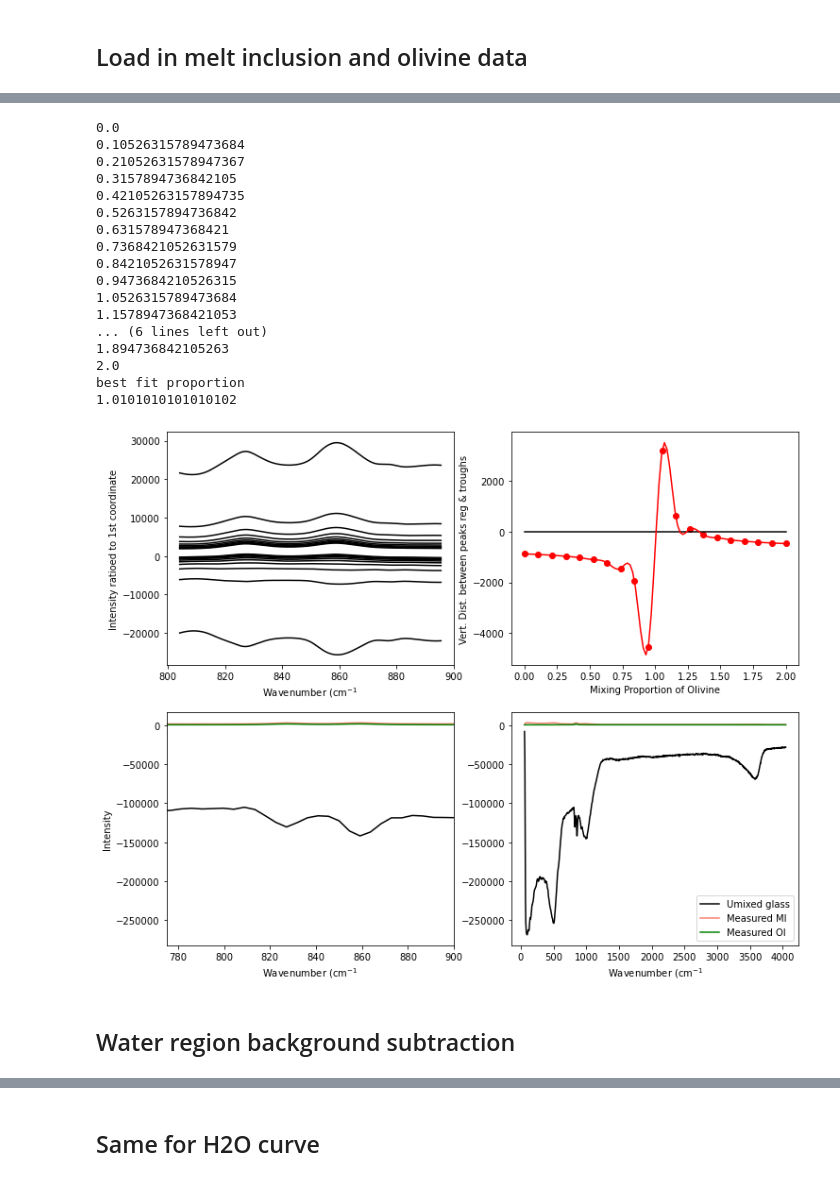
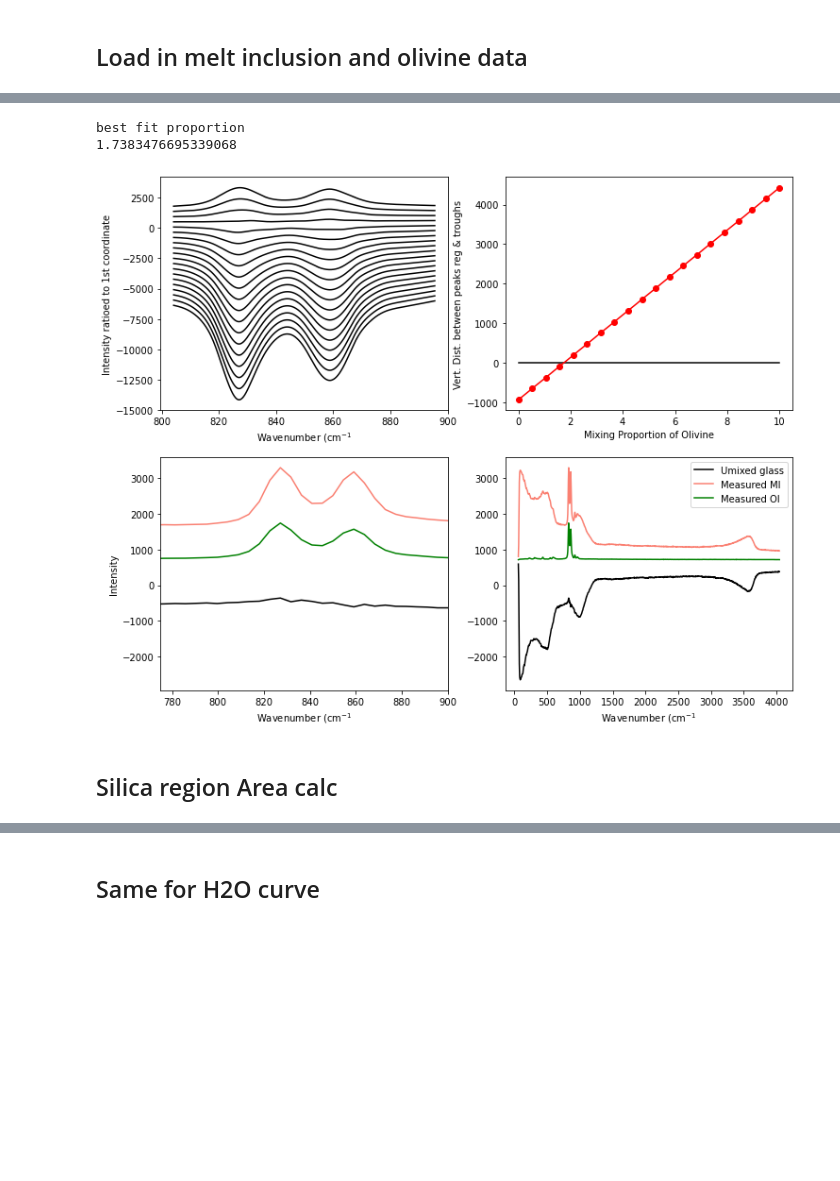
Before and after one commit to PennyWieser/DiadFit, a Jupyter notebook: Testing/Matlab_H2O/Unmixing_Olivine_Glass_Spectra_Functions.ipynb, the cells around one changed output, grey strips where cells are left out. Drawn from its saved outputs; the diff is of its cells as text; code cells hidden in the pictures; blank space fills up the shorter version.

Commit message:
Added water stuff into DiadFit not notebook functions

```diff
--- a/Testing/Matlab_H2O/Unmixing_Olivine_Glass_Spectra_Functions.ipynb
+++ b/Testing/Matlab_H2O/Unmixing_Olivine_Glass_Spectra_Functions.ipynb
@@ -17,7 +17,7 @@ from scipy import stats
 # %% [markdown]
 ## Specify your path here, and files for olivine and MI
 # %%
-path=r'G:\My Drive\Postdoc\MeltInclusion_SampleStuff\Raman\Day10\Spectra'
+path=r'G:\My Drive\Postdoc\MeltInclusion_SampleStuff\Raman\Day9\Spectra'
 # %%
 H2O_files=pf.get_Ne_files(path, ID_str='H2O',
                            file_ext='.txt', exclude_str='scan', sort=True)
@@ -36,6 +36,6 @@ Ol_files
 # %%
-Ol_file='14 NS6_MI1_H2O_Ol.txt'
-MI_file='13 NS6_MI1_H2O.txt'
+MI_file='18 NS21b_MI2_50X_H2O.txt'
+Ol_file='19 NS21b_MI2_50X_Ol.txt'
 filetype='Witec_ASCII'
 # %% [markdown]
 ## Load in melt inclusion and olivine data
@@ -288,27 +67,12 @@ def make_evaluate_mixed_spectra(smoothed_Ol_y, smoothed_MI_y,
 # %%
-MI_Mix_Best, ideal_mix, Dist, MI_Mix, X=make_evaluate_mixed_spectra(
+MI_Mix_Best, ideal_mix, Dist, MI_Mix, X=pf.make_evaluate_mixed_spectra(
 Ol_spectra=Ol, MI_spectra=MI,smoothed_Ol_y=y_cub_Ol,
 smoothed_MI_y=y_cub_MI,
-x_new=x_new, peak_pos_Ol=peak_pos_Ol, trough_x=trough_x,
-X_min=0, X_max=2, av_width=2)
+x_new=x_new, peak_pos_Ol=peak_pos_Ol, trough_x=trough_x, trough_y=trough_y,
+X_min=0, X_max=10, av_width=2)
 # %% [output]
-0.0
-0.10526315789473684
-0.21052631578947367
-0.3157894736842105
-0.42105263157894735
-0.5263157894736842
-0.631578947368421
-0.7368421052631579
-0.8421052631578947
-0.9473684210526315
-1.0526315789473684
-1.1578947368421053
-... (6 lines left out)
-1.894736842105263
-2.0
 best fit proportion
-1.0101010101010102
+1.7383476695339068
-[figure, old version]
+[figure, new version]
 # %% [markdown]
-## Water region background subtraction
+## Silica region Area calc
```
Also changed, not shown: parts of 15 cells of this notebook, 5 other files.
